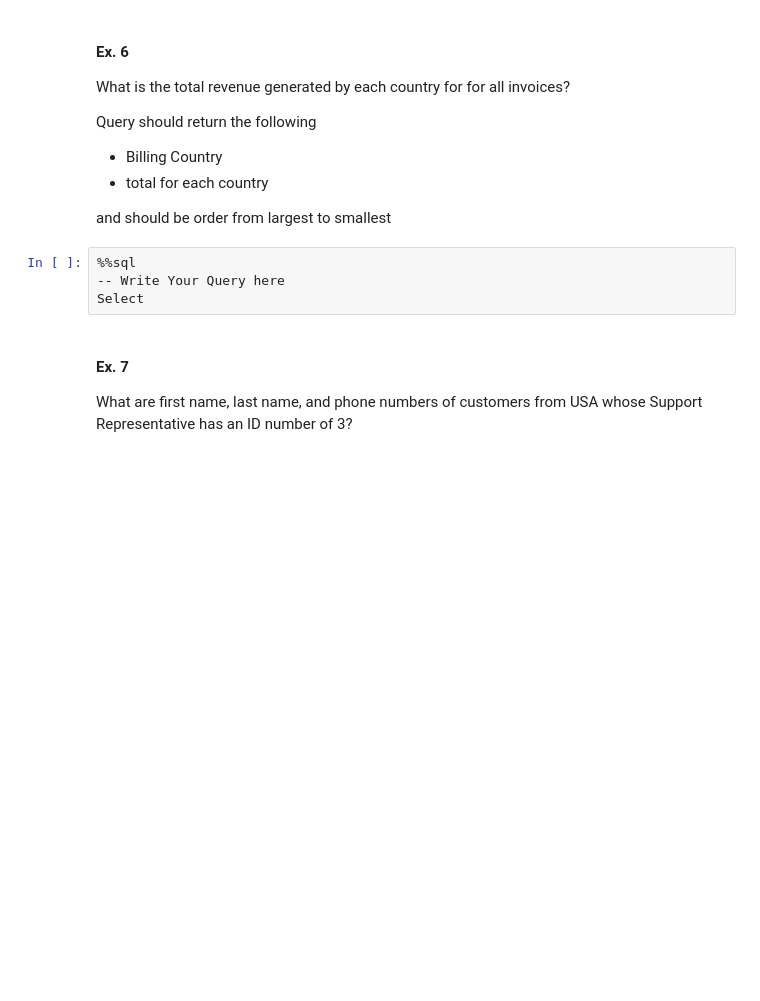
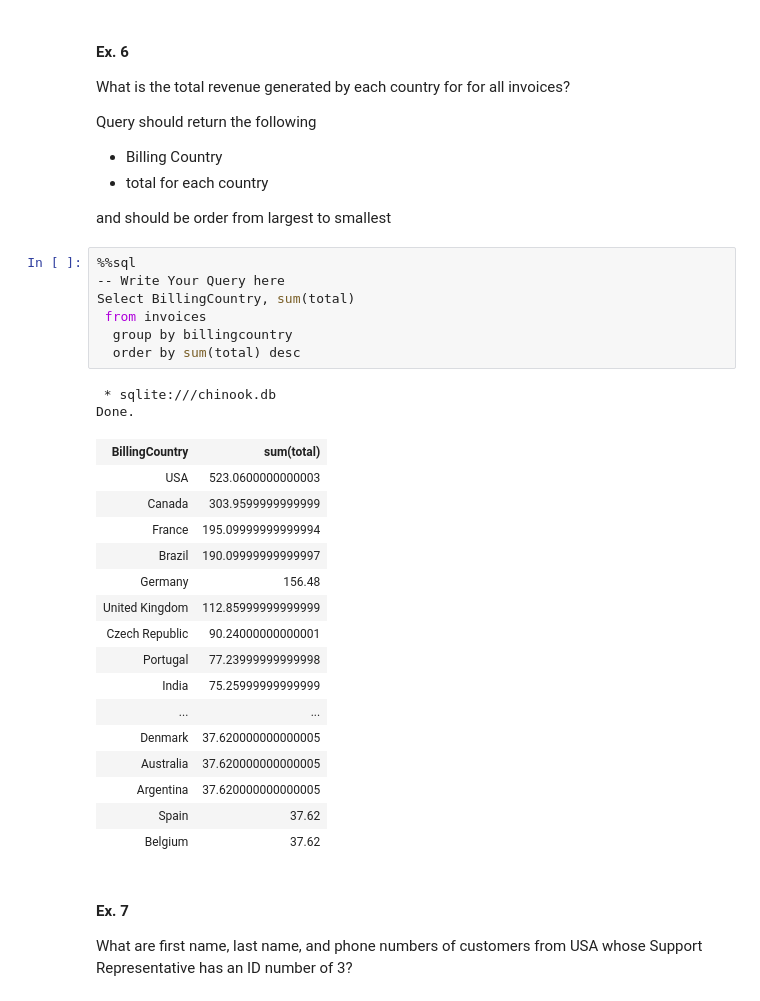
Before and after one commit to triggm/CSC330-Introduction-to-SQL-T6, a Jupyter notebook: SQL_tutorial.ipynb, the cells around one changed output. Cells and saved outputs as stored; diff of their text form; blank space fills up the shorter version.

```diff
--- a/SQL_tutorial.ipynb
+++ b/SQL_tutorial.ipynb
@@ -200,7 +200,29 @@ and should be order from largest to smallest
 # %%
 %%sql
 -- Write Your Query here
-Select
+Select BillingCountry, sum(total)
+ from invoices
+  group by billingcountry
+  order by sum(total) desc
+# %% [output]
+ * sqlite:///chinook.db
+Done.
+| BillingCountry | sum(total) |
+| USA | 523.0600000000003 |
+| Canada | 303.9599999999999 |
+| France | 195.09999999999994 |
+| Brazil | 190.09999999999997 |
+| Germany | 156.48 |
+| United Kingdom | 112.85999999999999 |
+| Czech Republic | 90.24000000000001 |
+| Portugal | 77.23999999999998 |
+| India | 75.25999999999999 |
+| ... | ... |
+| Denmark | 37.620000000000005 |
+| Australia | 37.620000000000005 |
+| Argentina | 37.620000000000005 |
+| Spain | 37.62 |
+| Belgium | 37.62 |
 # %% [markdown]
 #### Ex. 7
 What are first name, last name, and phone numbers of customers from USA whose Support Representative has an ID number of 3?
```
Also changed, not shown: parts of 7 cells of this notebook.
